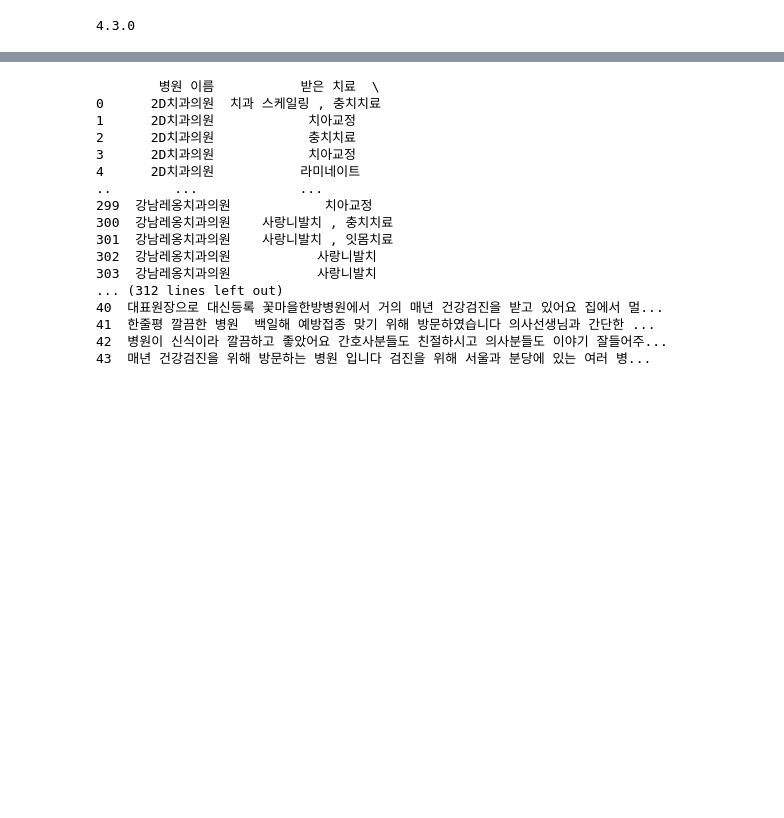
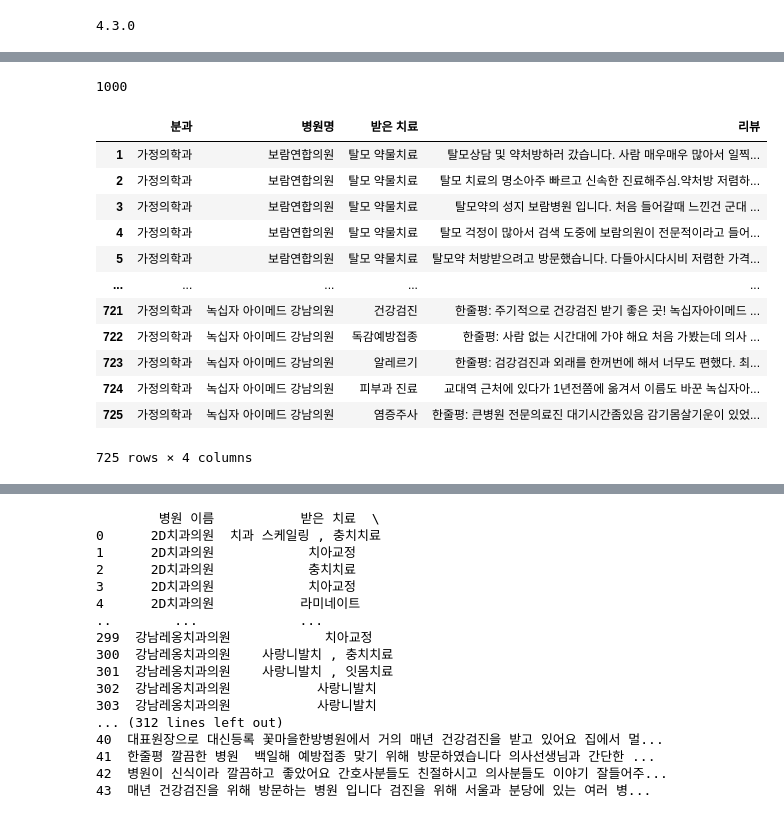
Before and after one commit to seonghyunJung/Crawling-Module, a Jupyter notebook: Crawling Module2(Modoodoc).ipynb, the cells around one changed output, grey strips where cells are left out. Cells and saved outputs as stored; diff of their text form; code cells hidden in the pictures; blank space fills up the shorter version.

```diff
--- a/Crawling Module2(Modoodoc).ipynb
+++ b/Crawling Module2(Modoodoc).ipynb
@@ -290,30 +302,0 @@ for url, num_review in list_url_and_num_review:
-# %%
-data = []
-data_unit = []
-
-hospital_boxes = get_hospital_boxes()
-list_url_and_num_review_page = get_list_url_and_num_review_page(hospital_boxes)
-
-for url, num_review_page in list_url_and_num_review_page:
-    driver.get(url)
-    time.sleep(1)
-
-    current_url = driver.current_url
-
-    for page in range(1, num_review_page+1):
-        move_page(current_url, page)
-        time.sleep(1)
-
-        hospital_name = get_hospital_name()
-        review_boxes = get_review_boxes()
-
-        for review_box in review_boxes:
-            try:
-                therapy = get_therapy(review_box)
-                review = get_review(review_box)
-
-                data_unit = [hospital_name, therapy, review]
-                data.append(data_unit)
-
-            except:
-                pass
@@ -390,0 +303,6 @@ for index in range(35, len(hospital_list)):
+# %%
+hospital_total_page = get_total_page()
+
+print(hospital_total_page)
+# %% [output]
+1000
@@ -390,0 +397,25 @@ for index in range(35, len(hospital_list)):
+# %%
+# 데이터 프레임 생성 및 데이터 입력
+df = pd.DataFrame(columns = ['분과', '병원명', '받은 치료', '리뷰'])
+num = len(data)
+
+for i in range(num):
+    df.loc[i]=data[i]
+
+df.index=df.index+1
+
+df
+# %% [output]
+|  | 분과 | 병원명 | 받은 치료 | 리뷰 |
+| 1 | 가정의학과 | 보람연합의원 | 탈모 약물치료 | 탈모상담 및 약처방하러 갔습니다. 사람 매우매우 많아서 일찍... |
+| 2 | 가정의학과 | 보람연합의원 | 탈모 약물치료 | 탈모 치료의 명소아주 빠르고 신속한 진료해주심.약처방 저렴하... |
+| 3 | 가정의학과 | 보람연합의원 | 탈모 약물치료 | 탈모약의 성지 보람병원 입니다. 처음 들어갈때 느낀건 군대 ... |
+| 4 | 가정의학과 | 보람연합의원 | 탈모 약물치료 | 탈모 걱정이 많아서 검색 도중에 보람의원이 전문적이라고 들어... |
+| 5 | 가정의학과 | 보람연합의원 | 탈모 약물치료 | 탈모약 처방받으려고 방문했습니다. 다들아시다시비 저렴한 가격... |
+| ... | ... | ... | ... | ... |
+| 721 | 가정의학과 | 녹십자 아이메드 강남의원 | 건강검진 | 한줄평: 주기적으로 건강검진 받기 좋은 곳! 녹십자아이메드 ... |
+| 722 | 가정의학과 | 녹십자 아이메드 강남의원 | 독감예방접종 | 한줄평: 사람 없는 시간대에 가야 해요 처음 가봤는데 의사 ... |
+| 723 | 가정의학과 | 녹십자 아이메드 강남의원 | 알레르기 | 한줄평: 검강검진과 외래를 한꺼번에 해서 너무도 편했다. 최... |
+| 724 | 가정의학과 | 녹십자 아이메드 강남의원 | 피부과 진료 | 교대역 근처에 있다가 1년전쯤에 옮겨서 이름도 바꾼 녹십자아... |
+| 725 | 가정의학과 | 녹십자 아이메드 강남의원 | 염증주사 | 한줄평: 큰병원 전문의료진 대기시간좀있음 감기몸살기운이 있었... |
+725 rows × 4 columns
```
Also changed, not shown: parts of 18 cells of this notebook, 1 other file.
